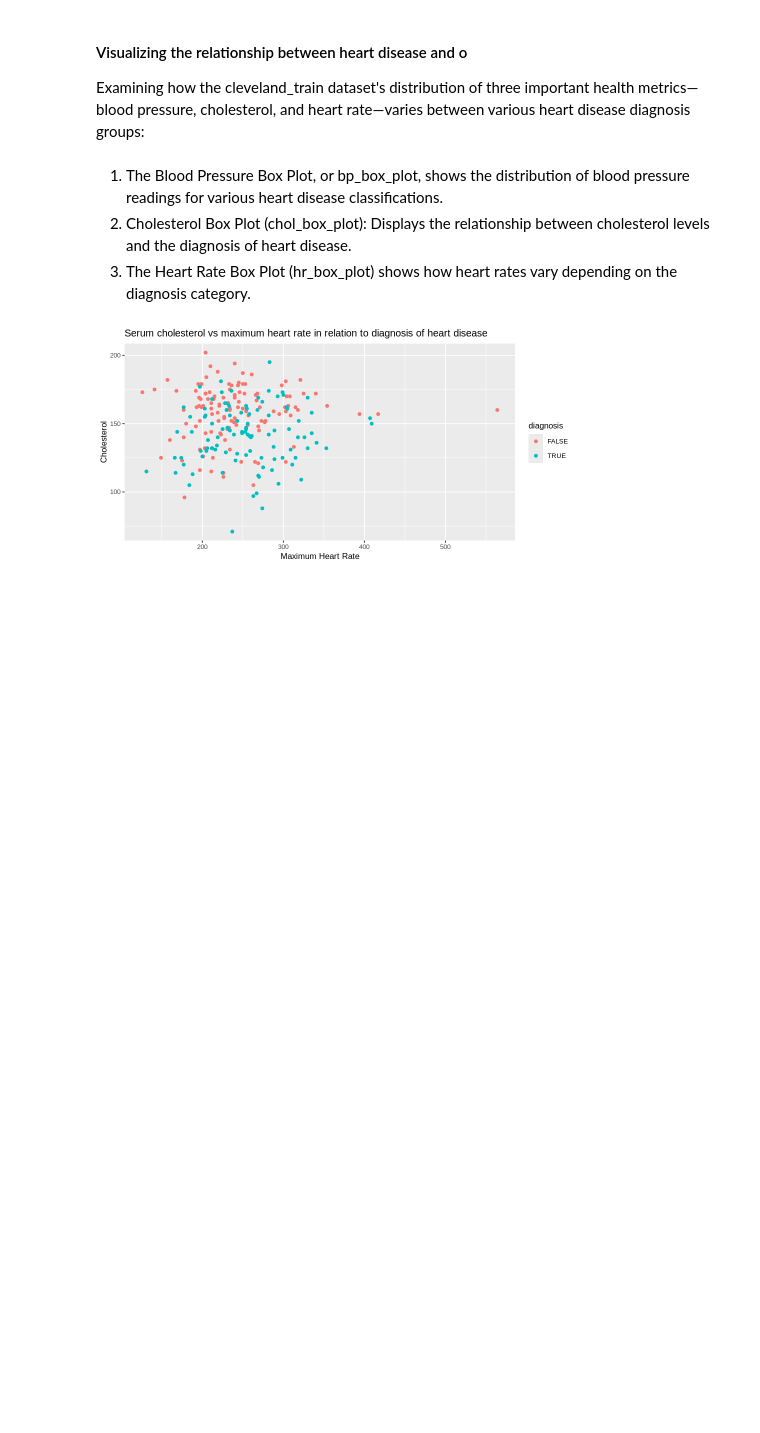
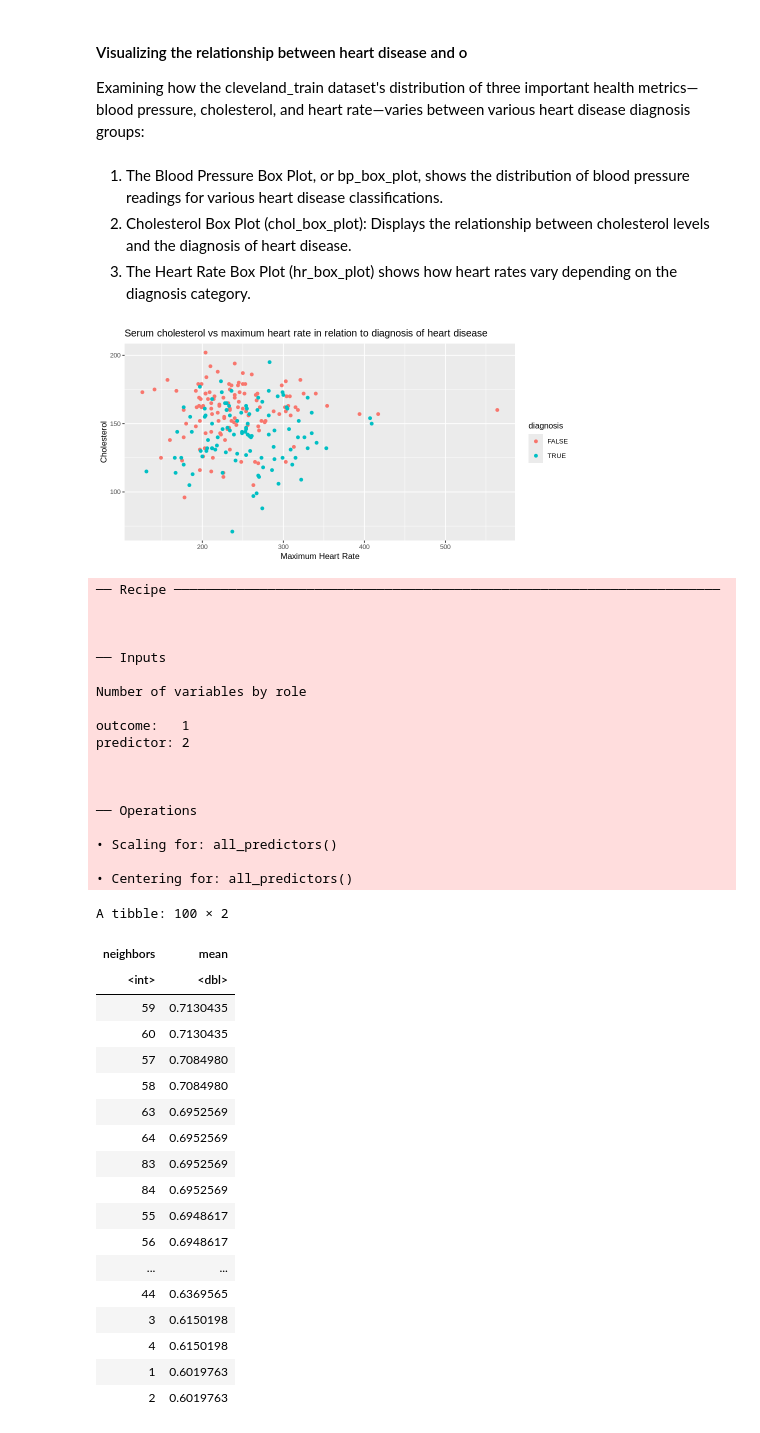
Before and after one commit to Git-Aarya/Heart-Disease-Predictor, a Jupyter notebook: project_proposal_analysis.ipynb, the cells around one changed output. Cells and saved outputs as stored; diff of their text form; code cells hidden in the pictures; blank space fills up the shorter version.

```diff
--- a/project_proposal_analysis.ipynb
+++ b/project_proposal_analysis.ipynb
@@ -168,3 +168,66 @@ bp_scatter <- cleveland_train |>
 bp_scatter
 # %% [output]
 [figure]
+# %%
+set.seed(1)
+cleveland_recipe <- recipe(diagnosis ~ heart_rate + cholesterol , data = cleveland_train) |>
+   step_scale(all_predictors()) |>
+   step_center(all_predictors())
+cleveland_recipe
+
+knn_tune <- nearest_neighbor(weight_func = "rectangular", neighbors = tune()) |>
+            set_engine("kknn") |>
+            set_mode("classification")
+
+cleveland_vfold <- vfold_cv(cleveland_train, v = 10, strata = diagnosis)
+
+gridvals <- tibble(neighbors = c(1:100))
+
+knn_results <- workflow() |>
+      add_recipe(cleveland_recipe) |>
+      add_model(knn_tune) |>
+      tune_grid(resamples = cleveland_vfold, grid = gridvals) |>
+      collect_metrics() |>
+      filter(.metric == "accuracy") |>
+      select(neighbors, mean) |>
+      arrange(desc(mean))
+
+head(knn_results)
+# %% [output]
+── Recipe ──────────────────────────────────────────────────────────────────────
+
+
+
+── Inputs
+
+Number of variables by role
+
+outcome:   1
+predictor: 2
+
+
+
+── Operations
+
+• Scaling for: all_predictors()
+
+• Centering for: all_predictors()
+A tibble: 100 × 2
+| neighbors | mean |
+| <int> | <dbl> |
+| 59 | 0.7130435 |
+| 60 | 0.7130435 |
+| 57 | 0.7084980 |
+| 58 | 0.7084980 |
+| 63 | 0.6952569 |
+| 64 | 0.6952569 |
+| 83 | 0.6952569 |
+| 84 | 0.6952569 |
+| 55 | 0.6948617 |
+| 56 | 0.6948617 |
+| ... | ... |
+| 44 | 0.6369565 |
+| 3 | 0.6150198 |
+| 4 | 0.6150198 |
+| 1 | 0.6019763 |
+| 2 | 0.6019763 |
```
Also changed, not shown: parts of 1 cell of this notebook.
